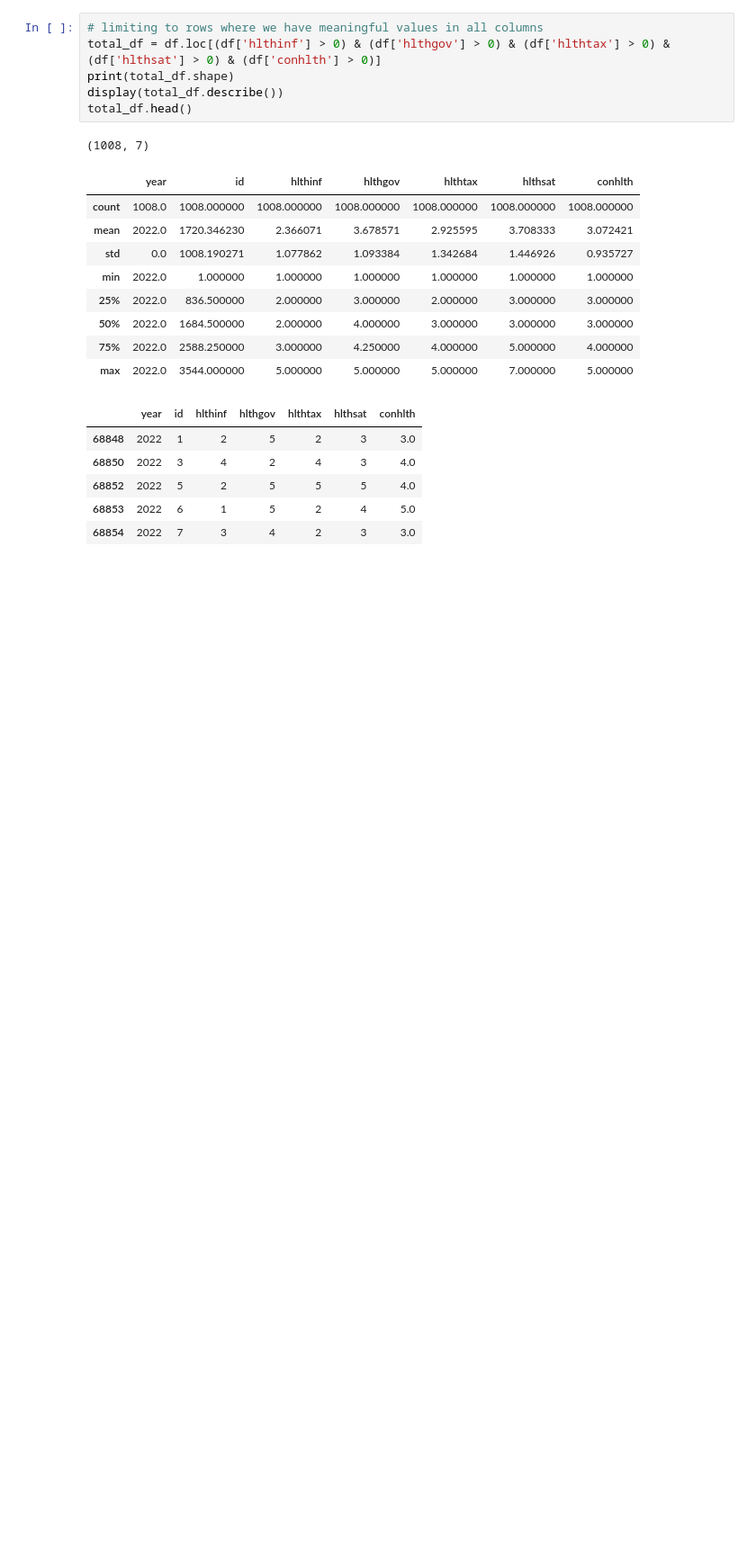
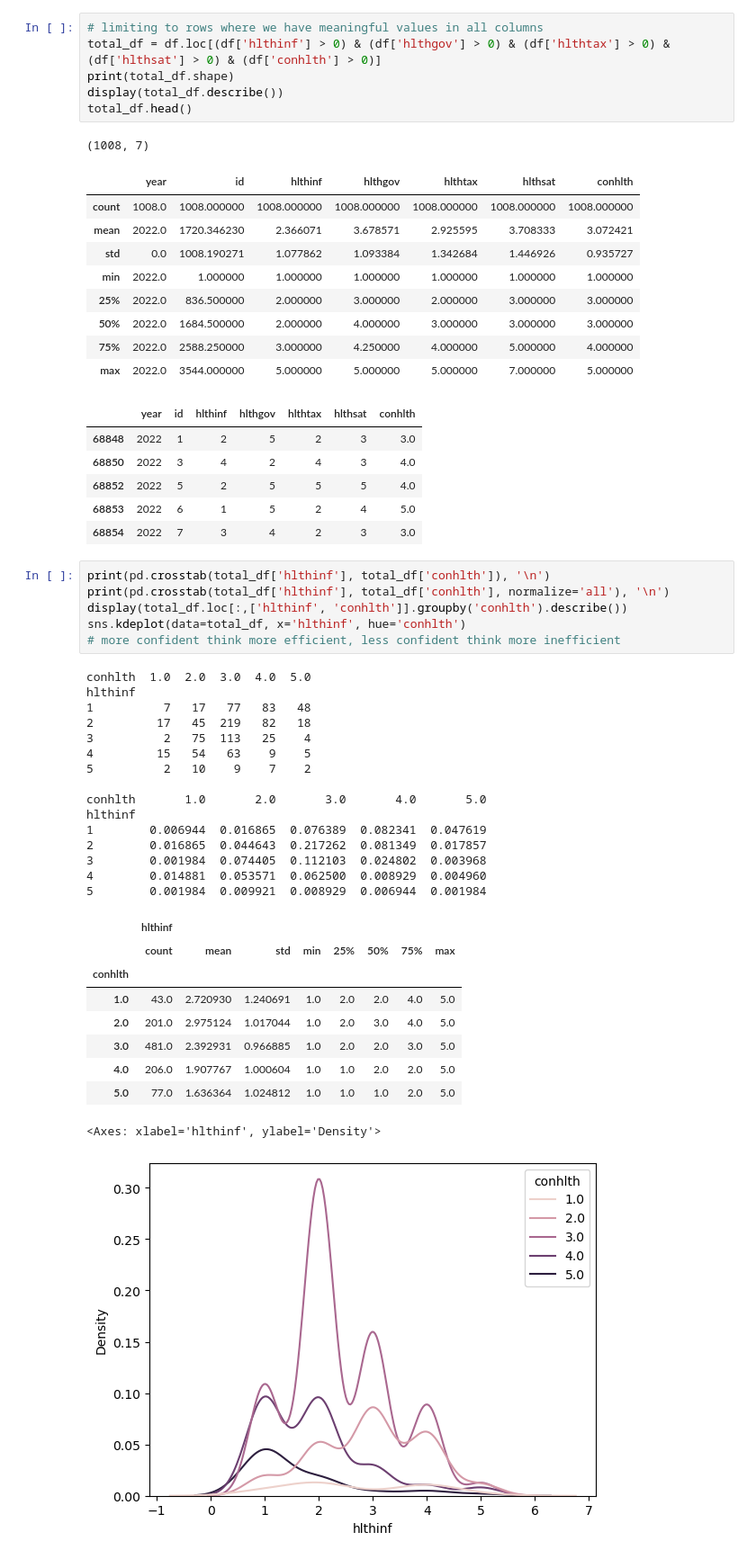
Before and after one commit to ryandinnh/project_gss, a Jupyter notebook: outline of gss project.ipynb, the cells around one changed output. Shown: that part at 90% size. Saved outputs shown, nothing was run; the diff lists cells and outputs as text; blank space fills up the shorter version.

Commit message:
initial graphs to look for correlation

```diff
--- a/outline of gss project.ipynb
+++ b/outline of gss project.ipynb
@@ -241,3 +241,35 @@ total_df.head()
 | 68852 | 2022 | 5 | 2 | 5 | 5 | 5 | 4.0 |
 | 68853 | 2022 | 6 | 1 | 5 | 2 | 4 | 5.0 |
 | 68854 | 2022 | 7 | 3 | 4 | 2 | 3 | 3.0 |
+# %%
+print(pd.crosstab(total_df['hlthinf'], total_df['conhlth']), '\n')
+print(pd.crosstab(total_df['hlthinf'], total_df['conhlth'], normalize='all'), '\n')
+display(total_df.loc[:,['hlthinf', 'conhlth']].groupby('conhlth').describe())
+sns.kdeplot(data=total_df, x='hlthinf', hue='conhlth')
+# more confident think more efficient, less confident think more inefficient
+# %% [output]
+conhlth  1.0  2.0  3.0  4.0  5.0
+hlthinf
+1          7   17   77   83   48
+2         17   45  219   82   18
+3          2   75  113   25    4
+4         15   54   63    9    5
+5          2   10    9    7    2
+
+conhlth       1.0       2.0       3.0       4.0       5.0
+hlthinf
+1        0.006944  0.016865  0.076389  0.082341  0.047619
+2        0.016865  0.044643  0.217262  0.081349  0.017857
+3        0.001984  0.074405  0.112103  0.024802  0.003968
+4        0.014881  0.053571  0.062500  0.008929  0.004960
+5        0.001984  0.009921  0.008929  0.006944  0.001984
+|  | hlthinf |  |  |  |  |  |  |  |
+|  | count | mean | std | min | 25% | 50% | 75% | max |
+| conhlth |  |  |  |  |  |  |  |  |
+| 1.0 | 43.0 | 2.720930 | 1.240691 | 1.0 | 2.0 | 2.0 | 4.0 | 5.0 |
+| 2.0 | 201.0 | 2.975124 | 1.017044 | 1.0 | 2.0 | 3.0 | 4.0 | 5.0 |
+| 3.0 | 481.0 | 2.392931 | 0.966885 | 1.0 | 2.0 | 2.0 | 3.0 | 5.0 |
+| 4.0 | 206.0 | 1.907767 | 1.000604 | 1.0 | 1.0 | 2.0 | 2.0 | 5.0 |
+| 5.0 | 77.0 | 1.636364 | 1.024812 | 1.0 | 1.0 | 1.0 | 2.0 | 5.0 |
+<Axes: xlabel='hlthinf', ylabel='Density'>
+[figure, added]
```
Also changed, not shown: parts of 7 cells of this notebook.
